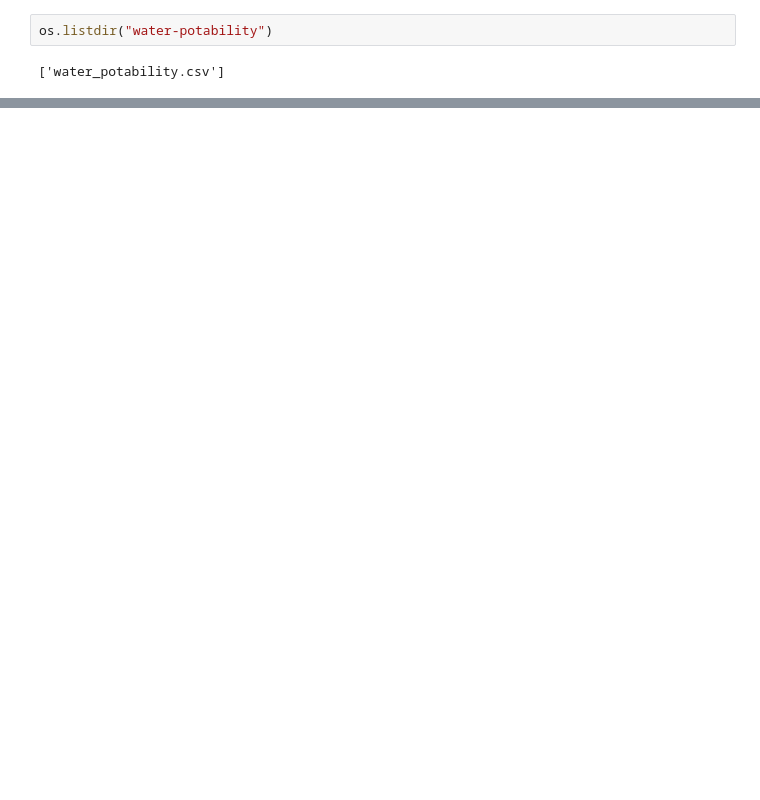
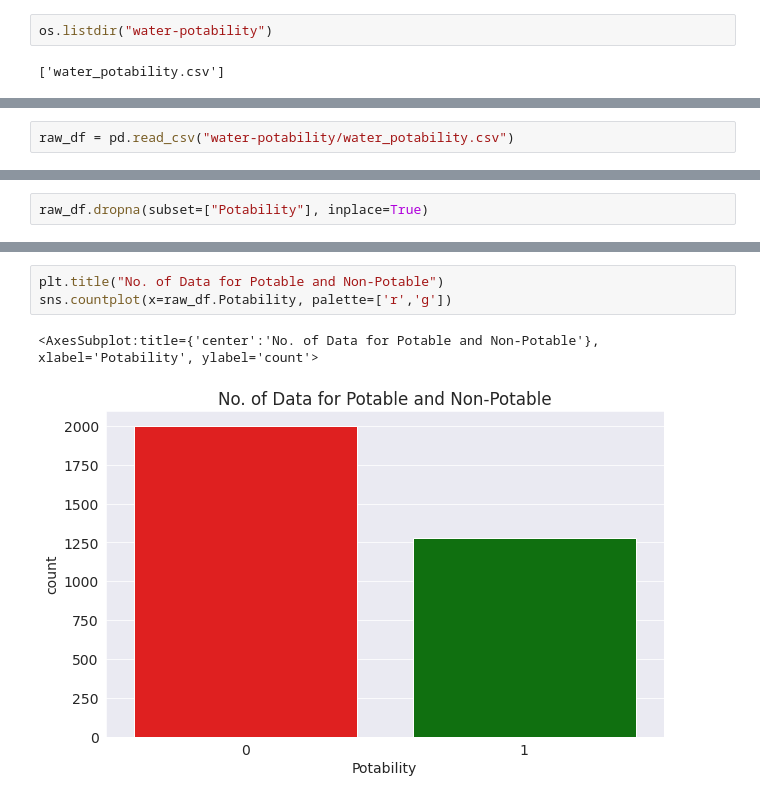
Before and after one commit to Rey-commits/AI-Computer_Vision_Projects, a Jupyter notebook: 9_Water_Quality_Potability_Prediction/Water_Potability_Prediction_Using_Machine_Learning_Algorithms.ipynb, the cells around one changed output, grey strips where cells are left out. Saved outputs shown, nothing was run; the diff lists cells and outputs as text; blank space fills up the shorter version.

Commit message:
data visualization is finished

```diff
--- a/9_Water_Quality_Potability_Prediction/Water_Potability_Prediction_Using_Machine_Learning_Algorithms.ipynb
+++ b/9_Water_Quality_Potability_Prediction/Water_Potability_Prediction_Using_Machine_Learning_Algorithms.ipynb
@@ -43,0 +48,2 @@ os.listdir("water-potability")
+# %%
+raw_df = pd.read_csv("water-potability/water_potability.csv")
@@ -43,0 +90,2 @@ os.listdir("water-potability")
+# %%
+raw_df.dropna(subset=["Potability"], inplace=True)
@@ -43,0 +120,6 @@ os.listdir("water-potability")
+# %%
+plt.title("No. of Data for Potable and Non-Potable")
+sns.countplot(x=raw_df.Potability, palette=['r','g'])
+# %% [output]
+<AxesSubplot:title={'center':'No. of Data for Potable and Non-Potable'}, xlabel='Potability', ylabel='count'>
+[figure, added]
```
Also changed, not shown: parts of 18 cells of this notebook.
